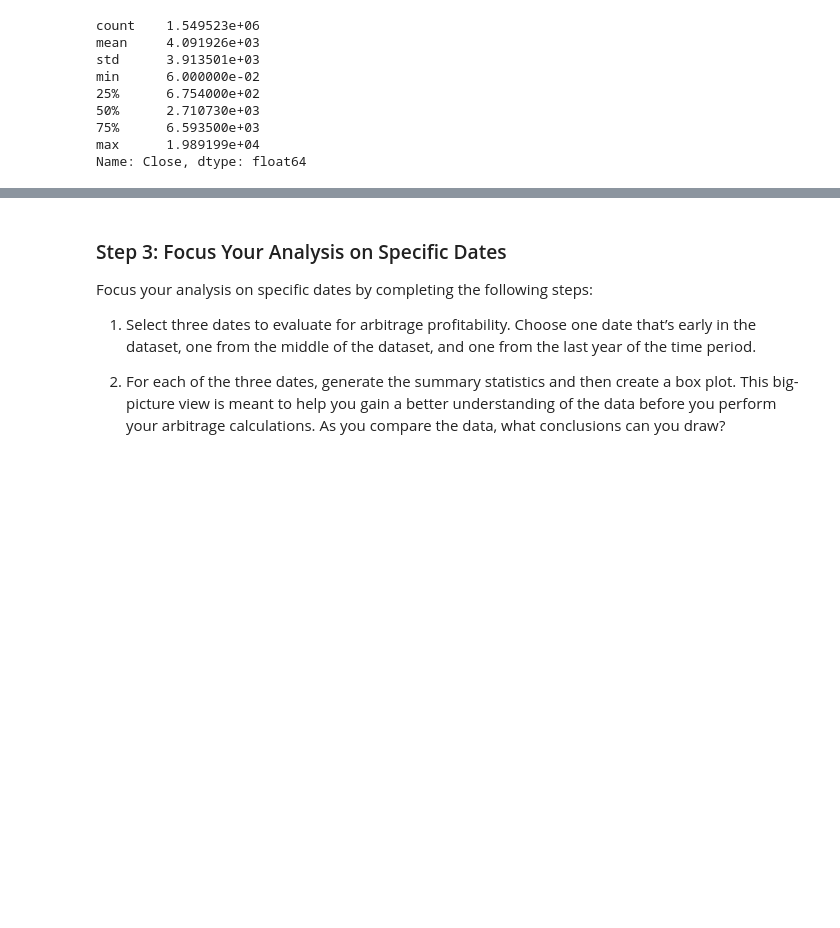
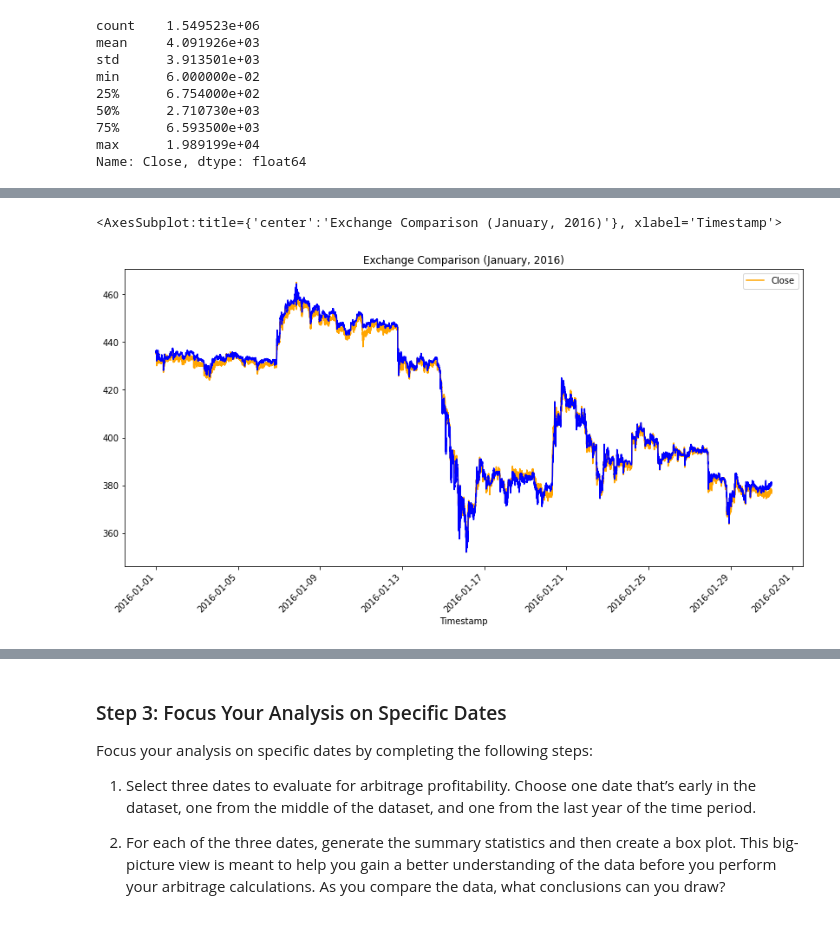
Before and after one commit to amexvasquez1/Bitcoin-pandas_analysis, a Jupyter notebook: crypto_arbitrage.ipynb, the cells around one changed output, grey strips where cells are left out. Drawn from its saved outputs; the diff is of its cells as text; code cells hidden in the pictures; blank space fills up the shorter version.

```diff
--- a/crypto_arbitrage.ipynb
+++ b/crypto_arbitrage.ipynb
@@ -332,7 +332,14 @@ coinbase_sliced.plot(figsize=(14,7), rot=45, color="green")
 # %%
 # Using the loc and plot functions, create an overlay plot that visualizes
 # the price action of both DataFrames for a one month period early in the dataset
 # Be sure to include the parameters: legend, figure size, title, and color and label
+bitstamp_january_data = bitstamp_sliced.loc['2016-01-01':'2016-01-30']
+coinbase_january_data = coinbase_sliced.loc['2016-01-01':'2016-01-30']
+bitstamp_january_data.plot(figsize=(14,7), rot=45, color="orange", title= "Exchange Comparison (January, 2016)", legend = True)
+coinbase_january_data.plot(figsize=(14,7), rot=45, color="blue")
+# %% [output]
+<AxesSubplot:title={'center':'Exchange Comparison (January, 2016)'}, xlabel='Timestamp'>
+[figure, added]
 # %%
 # Using the loc and plot functions, create an overlay plot that visualizes
 # the price action of both DataFrames for a one month period later in the dataset
```
Also changed, not shown: parts of 5 cells of this notebook.
